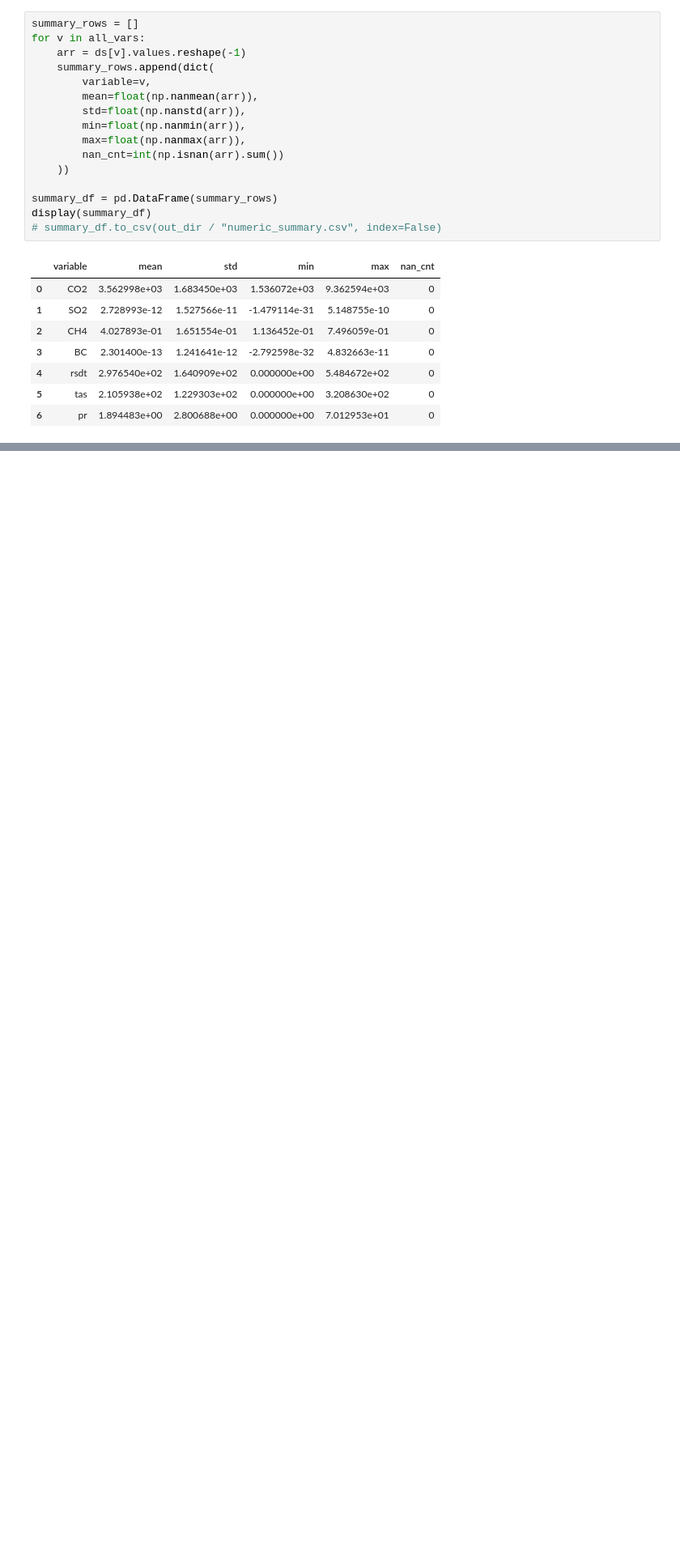
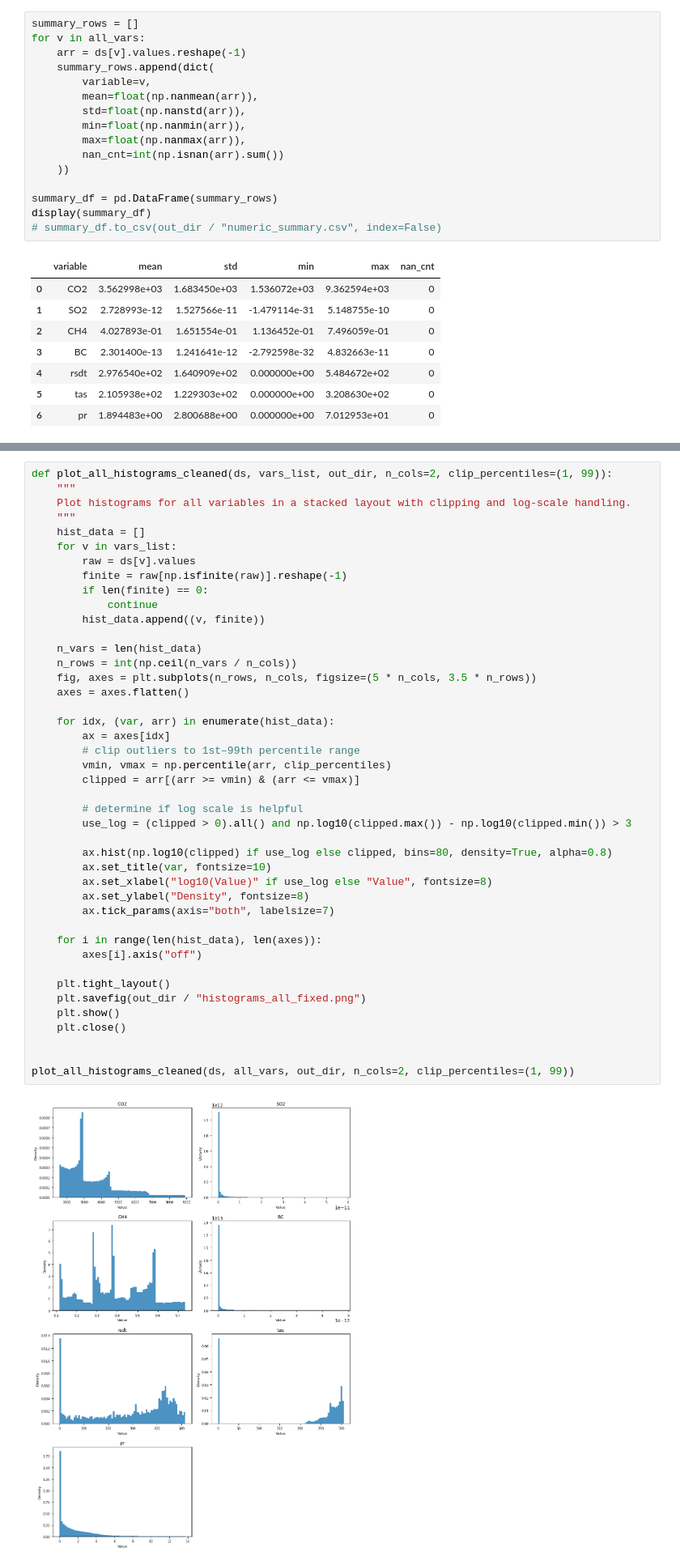
Before and after one commit to aaronzhfeng/DL_for_Climate_Emulation, a Jupyter notebook: EDA.ipynb, the cells around one changed output, grey strips where cells are left out. Shown at 81% size. Cells and saved outputs as stored; diff of their text form; blank space fills up the shorter version.

```diff
--- a/EDA.ipynb
+++ b/EDA.ipynb
@@ -341 +310,46 @@ display(summary_df)
+# %%
+def plot_all_histograms_cleaned(ds, vars_list, out_dir, n_cols=2, clip_percentiles=(1, 99)):
+    """
+    Plot histograms for all variables in a stacked layout with clipping and log-scale handling.
+    """
+    hist_data = []
+    for v in vars_list:
+        raw = ds[v].values
+        finite = raw[np.isfinite(raw)].reshape(-1)
+        if len(finite) == 0:
+            continue
+        hist_data.append((v, finite))
+
+    n_vars = len(hist_data)
+    n_rows = int(np.ceil(n_vars / n_cols))
+    fig, axes = plt.subplots(n_rows, n_cols, figsize=(5 * n_cols, 3.5 * n_rows))
+    axes = axes.flatten()
+
+    for idx, (var, arr) in enumerate(hist_data):
+        ax = axes[idx]
+        # clip outliers to 1st–99th percentile range
+        vmin, vmax = np.percentile(arr, clip_percentiles)
+        clipped = arr[(arr >= vmin) & (arr <= vmax)]
+
+        # determine if log scale is helpful
+        use_log = (clipped > 0).all() and np.log10(clipped.max()) - np.log10(clipped.min()) > 3
+
+        ax.hist(np.log10(clipped) if use_log else clipped, bins=80, density=True, alpha=0.8)
+        ax.set_title(var, fontsize=10)
+        ax.set_xlabel("log10(Value)" if use_log else "Value", fontsize=8)
+        ax.set_ylabel("Density", fontsize=8)
+        ax.tick_params(axis="both", labelsize=7)
+
+    for i in range(len(hist_data), len(axes)):
+        axes[i].axis("off")
+
+    plt.tight_layout()
+    plt.savefig(out_dir / "histograms_all_fixed.png")
+    plt.show()
+    plt.close()
+
+
+plot_all_histograms_cleaned(ds, all_vars, out_dir, n_cols=2, clip_percentiles=(1, 99))
+# %% [output]
+[figure, added]
 # %%
```
Also changed, not shown: parts of 8 cells of this notebook, 33 other files.
